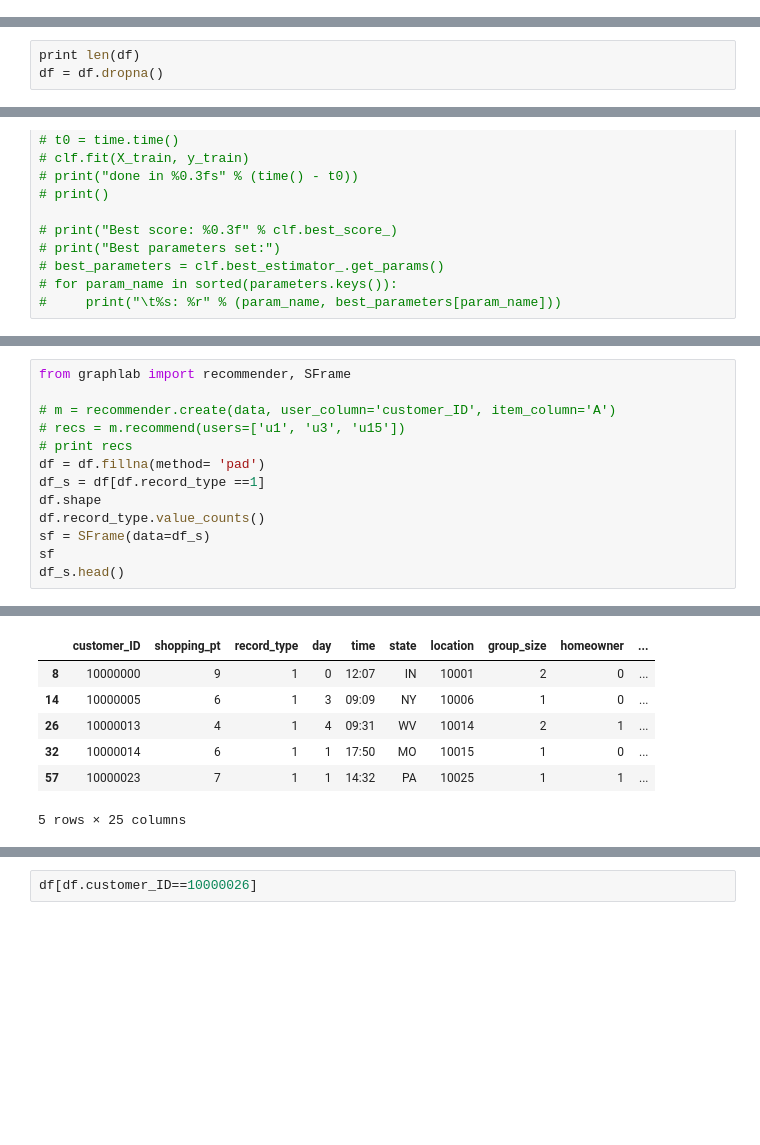
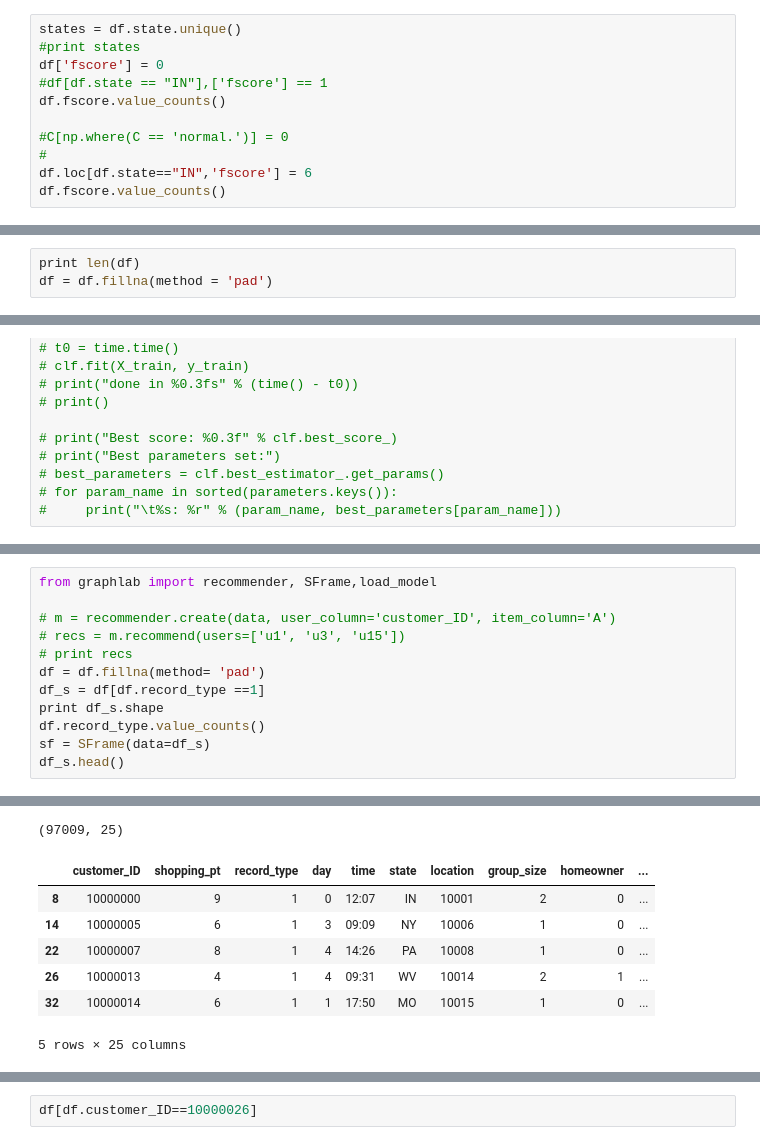
Before and after one commit to terratenney/sales360, a Jupyter notebook: notebooks/Analytics.ipynb, the cells around one changed output, grey strips where cells are left out. Cells and saved outputs as stored; diff of their text form; blank space fills up the shorter version.

```diff
--- a/notebooks/Analytics.ipynb
+++ b/notebooks/Analytics.ipynb
@@ -99,3 +110,14 @@ df.married_couple.value_counts()
 0    525692
 1    139557
 dtype: int64
+# %%
+states = df.state.unique()
+#print states
+df['fscore'] = 0
+#df[df.state == "IN"],['fscore'] == 1
+df.fscore.value_counts()
+
+#C[np.where(C == 'normal.')] = 0
+#
+df.loc[df.state=="IN",'fscore'] = 6
+df.fscore.value_counts()
@@ -363,7 +439,7 @@ dtype: int64
 dtype: int64
 # %%
 print len(df)
-df = df.dropna()
+df = df.fillna(method = 'pad')
 # %% [output]
 665249
 # %%
@@ -708,15 +812,14 @@ dtype: int64
 dtype: int64
 # %%
-from graphlab import recommender, SFrame
+from graphlab import recommender, SFrame,load_model
 
 # m = recommender.create(data, user_column='customer_ID', item_column='A')
 # recs = m.recommend(users=['u1', 'u3', 'u15'])
 # print recs
 df = df.fillna(method= 'pad')
 df_s = df[df.record_type ==1]
-df.shape
+print df_s.shape
 df.record_type.value_counts()
 sf = SFrame(data=df_s)
-sf
 df_s.head()
 # %% [output]
@@ -724,8 +828,9 @@ df_s.head()
 [INFO] GraphLab Server Version: 0.3.0
+(97009, 25)
 |  | customer_ID | shopping_pt | record_type | day | time | state | location | group_size | homeowner | ... |
 | 8 | 10000000 | 9 | 1 | 0 | 12:07 | IN | 10001 | 2 | 0 | ... |
 | 14 | 10000005 | 6 | 1 | 3 | 09:09 | NY | 10006 | 1 | 0 | ... |
+| 22 | 10000007 | 8 | 1 | 4 | 14:26 | PA | 10008 | 1 | 0 | ... |
 | 26 | 10000013 | 4 | 1 | 4 | 09:31 | WV | 10014 | 2 | 1 | ... |
 | 32 | 10000014 | 6 | 1 | 1 | 17:50 | MO | 10015 | 1 | 0 | ... |
-| 57 | 10000023 | 7 | 1 | 1 | 14:32 | PA | 10025 | 1 | 1 | ... |
-5 rows × 25 columns
+5 rows × 25 columns
```
Also changed, not shown: parts of 37 cells of this notebook, 3 other files.
